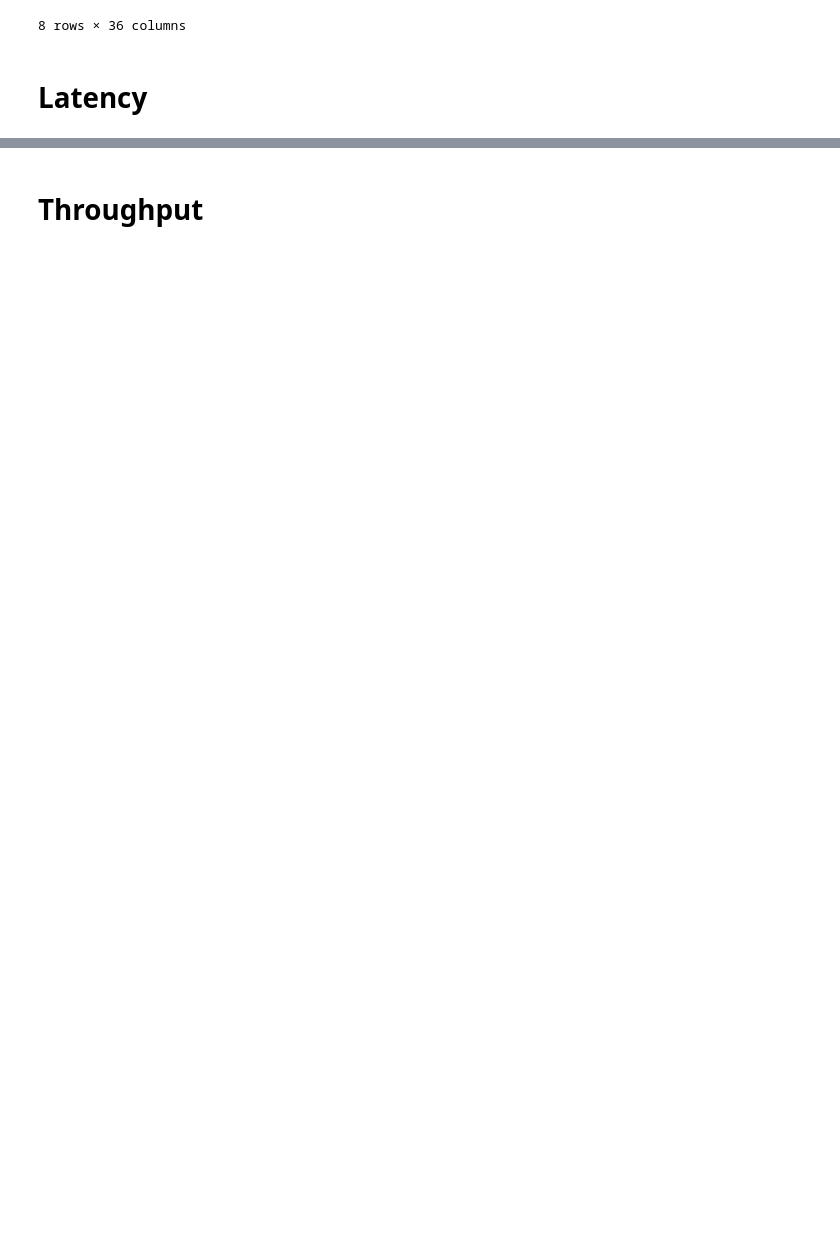
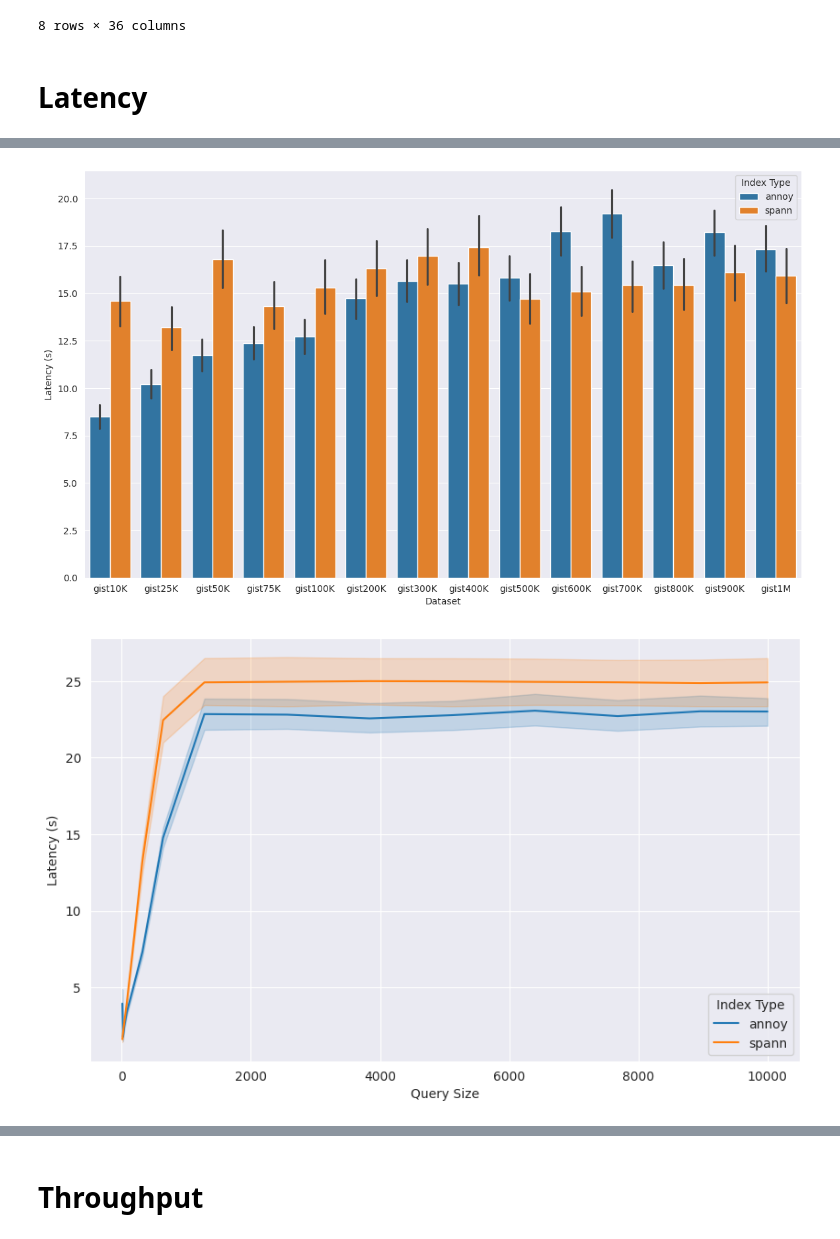
Before and after one commit to Santius0/microvecdb, a Jupyter notebook: python/benchmark/results.ipynb, the cells around one changed output, grey strips where cells are left out. Cells and saved outputs as stored; diff of their text form; code cells hidden in the pictures; blank space fills up the shorter version.

```diff
--- a/python/benchmark/results.ipynb
+++ b/python/benchmark/results.ipynb
@@ -85,0 +134,39 @@ plt.show()
+# %%
+# Latency Distribution
+plt.figure(figsize=(14, 8))
+sns.barplot(data=df_intel, x='dataset', y='latency_(s)', hue='index_type')
+plt.xlabel('Dataset')
+plt.ylabel('Latency (s)')
+plt.legend(title='Index Type')
+plt.savefig('./figures/latency_distribution.png')
+plt.show()
+
+# Latency vs Query Size
+plt.figure(figsize=(10, 6))
+sns.lineplot(x='query_size', y='latency_(s)', hue='index_type', data=df_intel)
+plt.xlabel('Query Size')
+plt.ylabel('Latency (s)')
+plt.legend(title='Index Type')
+plt.savefig('./figures/latency_vs_query_size.png')
+plt.show()
+
+# Latency vs Index Size
+plt.figure(figsize=(10, 6))
+sns.lineplot(x='index_size', y='latency_(s)', hue='index_type', data=df_intel)
+plt.xlabel('Index Size')
+plt.ylabel('Latency (s)')
+plt.legend(title='Index Type')
+plt.savefig('./figures/latency_vs_index_size.png')
+plt.show()
+
+# Latency vs Dimensions
+plt.figure(figsize=(10, 6))
+sns.lineplot(x='dims', y='latency_(s)', hue='index_type', data=df_intel)
+plt.xlabel('Dimensions')
+plt.ylabel('Latency (s)')
+plt.legend(title='Index Type')
+plt.savefig('./figures/latency_vs_dims.png')
+plt.show()
+# %% [output]
+[figure, added]
+[figure, added]
```
Also changed, not shown: parts of 13 cells of this notebook, 3 other files.
